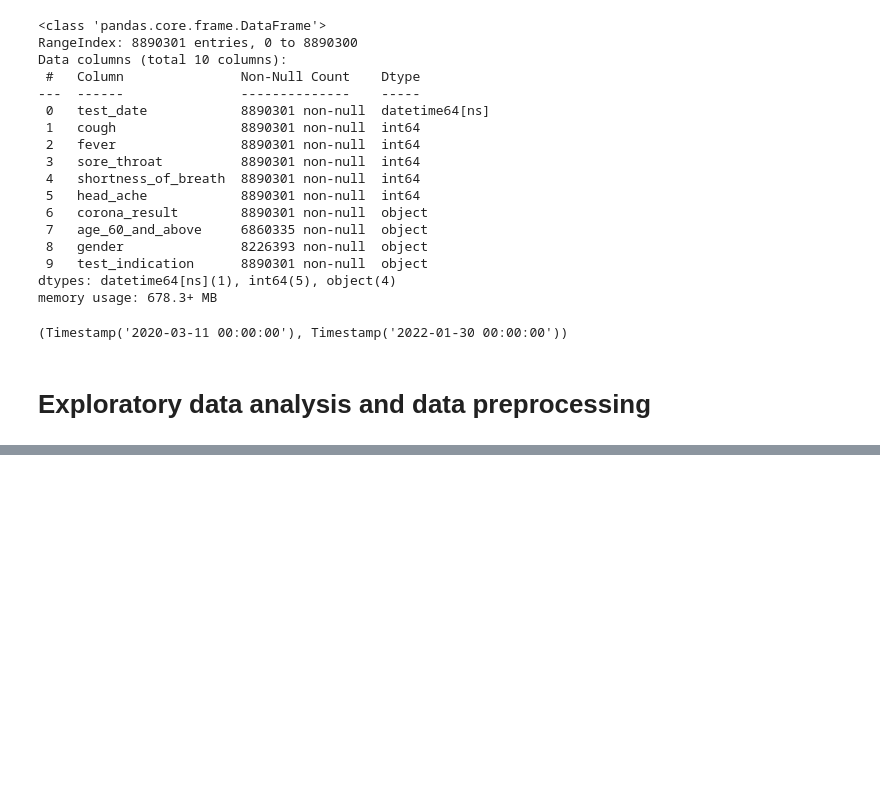
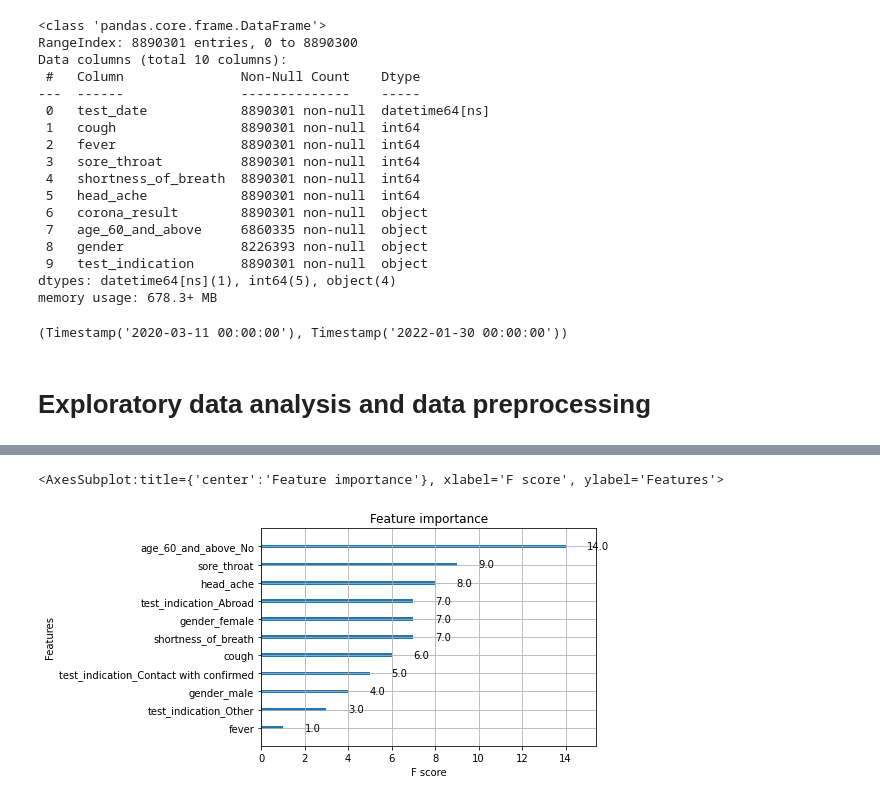
Before and after one commit to ct746/covidpred, a Jupyter notebook: notebooks/chris_hackathon.ipynb, the cells around one changed output, grey strips where cells are left out. Saved outputs shown, nothing was run; the diff lists cells and outputs as text; code cells hidden in the pictures; blank space fills up the shorter version.

```diff
--- a/notebooks/chris_hackathon.ipynb
+++ b/notebooks/chris_hackathon.ipynb
@@ -199,0 +651,6 @@ data = pd.get_dummies(data)
+# %%
+# Plot the weight of each feature, which is the number of times a feature appears in a tree.
+plot_importance(booster_copy, importance_type='weight')
+# %% [output]
+<AxesSubplot:title={'center':'Feature importance'}, xlabel='F score', ylabel='Features'>
+[figure, added]
```
Also changed, not shown: parts of 66 cells of this notebook, 1 other file.
